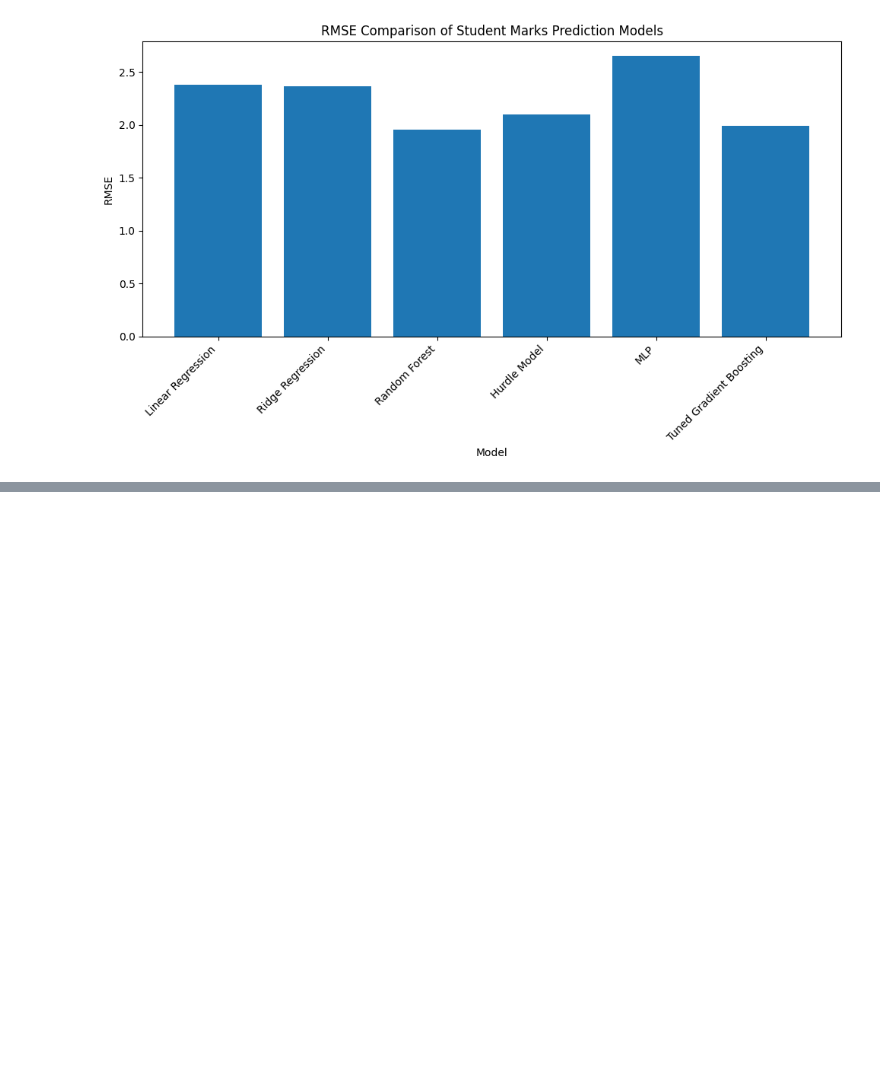
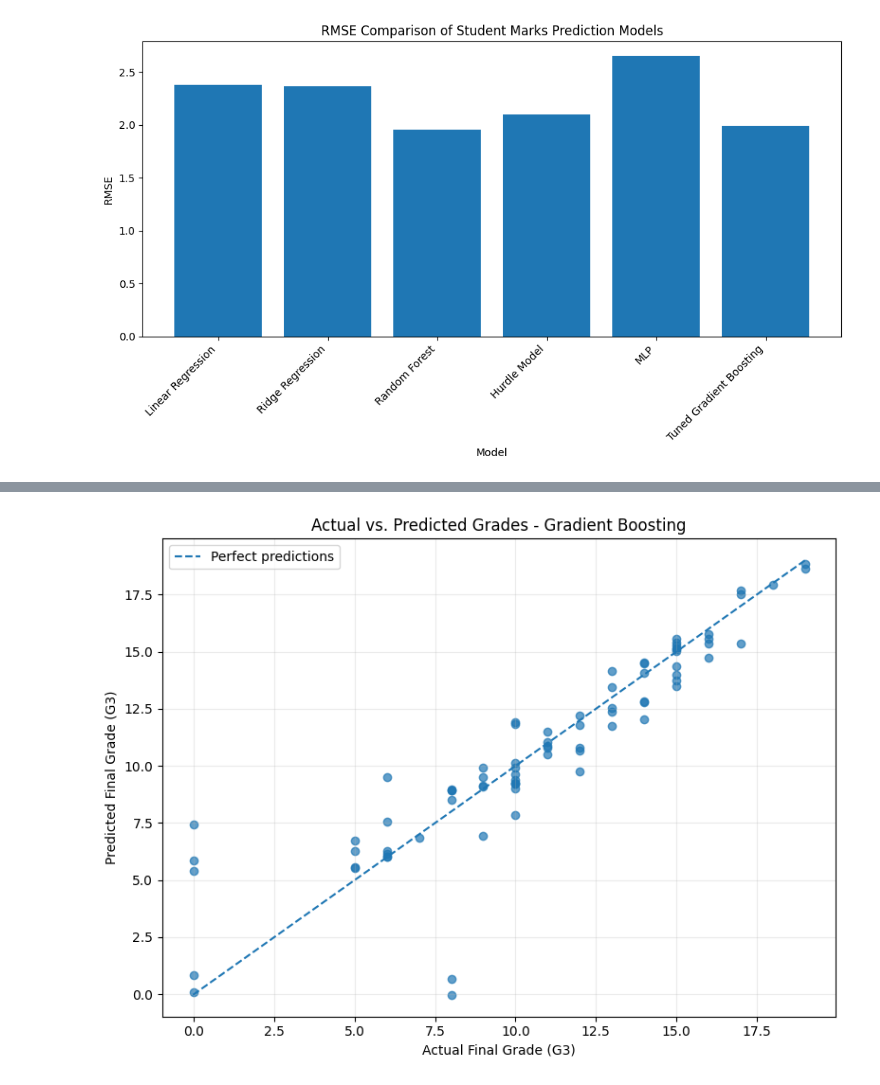
Before and after one commit to J-S-Grewal/Marks_Prediction_Model, a Jupyter notebook: codes/03_gradient_boosting_model.ipynb, the cells around one changed output, grey strips where cells are left out. Cells and saved outputs as stored; diff of their text form; code cells hidden in the pictures; blank space fills up the shorter version.

```diff
--- a/codes/03_gradient_boosting_model.ipynb
+++ b/codes/03_gradient_boosting_model.ipynb
@@ -386,0 +469,40 @@ plt.show()
+# %%
+
+# Actual vs. predicted final grades
+
+plt.figure(figsize=(8, 6))
+
+plt.scatter(
+    y_test,
+    y_pred_tuned,
+    alpha=0.7
+)
+
+# Reference line for perfect predictions
+min_grade = min(y_test.min(), y_pred_tuned.min())
+max_grade = max(y_test.max(), y_pred_tuned.max())
+
+plt.plot(
+    [min_grade, max_grade],
+    [min_grade, max_grade],
+    linestyle="--",
+    label="Perfect predictions"
+)
+
+plt.xlabel("Actual Final Grade (G3)")
+plt.ylabel("Predicted Final Grade (G3)")
+plt.title("Actual vs. Predicted Grades - Gradient Boosting")
+plt.legend()
+plt.grid(alpha=0.25)
+plt.tight_layout()
+
+# Save the visualization
+plt.savefig(
+    "../images/gradient_boosting_actual_vs_predicted.png",
+    dpi=300,
+    bbox_inches="tight"
+)
+
+plt.show()
+# %% [output]
+[figure, added]
```
Also changed, not shown: parts of 14 cells of this notebook, 6 other files.
